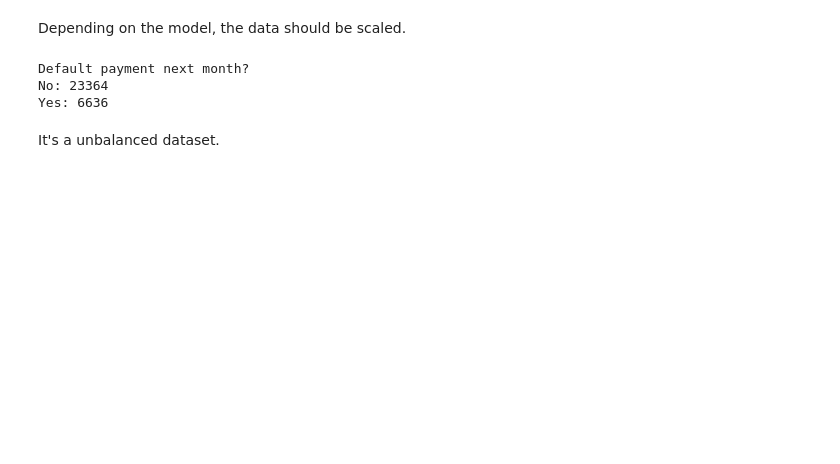
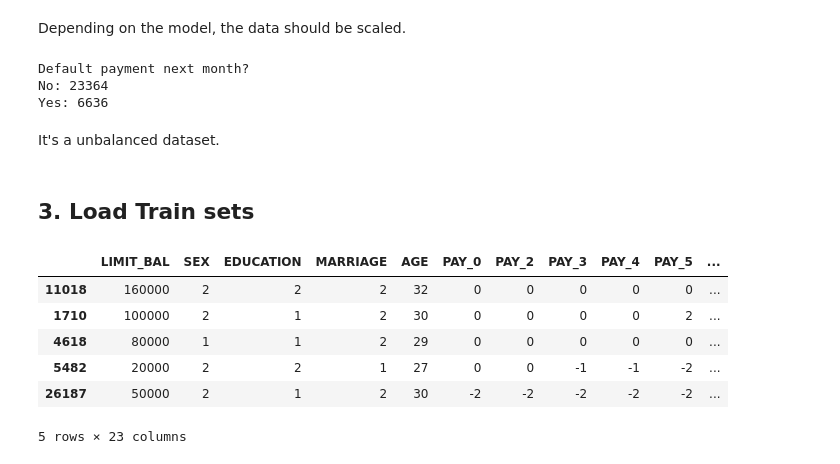
Before and after one commit to caiomts/default-credit-card-classification, a Jupyter notebook: eda.ipynb, the cells around one changed output. Cells and saved outputs as stored; diff of their text form; code cells hidden in the pictures; blank space fills up the shorter version.

```diff
--- a/eda.ipynb
+++ b/eda.ipynb
@@ -83,3 +86,5 @@ No: 23364
 Yes: 6636
 # %% [markdown]
 It's a unbalanced dataset.
+# %% [markdown]
+## 3. Load Train sets
@@ -85,0 +94,10 @@ It's a unbalanced dataset.
+# %%
+X_train.head()
+# %% [output]
+|  | LIMIT_BAL | SEX | EDUCATION | MARRIAGE | AGE | PAY_0 | PAY_2 | PAY_3 | PAY_4 | PAY_5 | ... |
+| 11018 | 160000 | 2 | 2 | 2 | 32 | 0 | 0 | 0 | 0 | 0 | ... |
+| 1710 | 100000 | 2 | 1 | 2 | 30 | 0 | 0 | 0 | 0 | 2 | ... |
+| 4618 | 80000 | 1 | 1 | 2 | 29 | 0 | 0 | 0 | 0 | 0 | ... |
+| 5482 | 20000 | 2 | 2 | 1 | 27 | 0 | 0 | -1 | -1 | -2 | ... |
+| 26187 | 50000 | 2 | 1 | 2 | 30 | -2 | -2 | -2 | -2 | -2 | ... |
+5 rows × 23 columns
```
Also changed, not shown: parts of 19 cells of this notebook, 4 other files.
